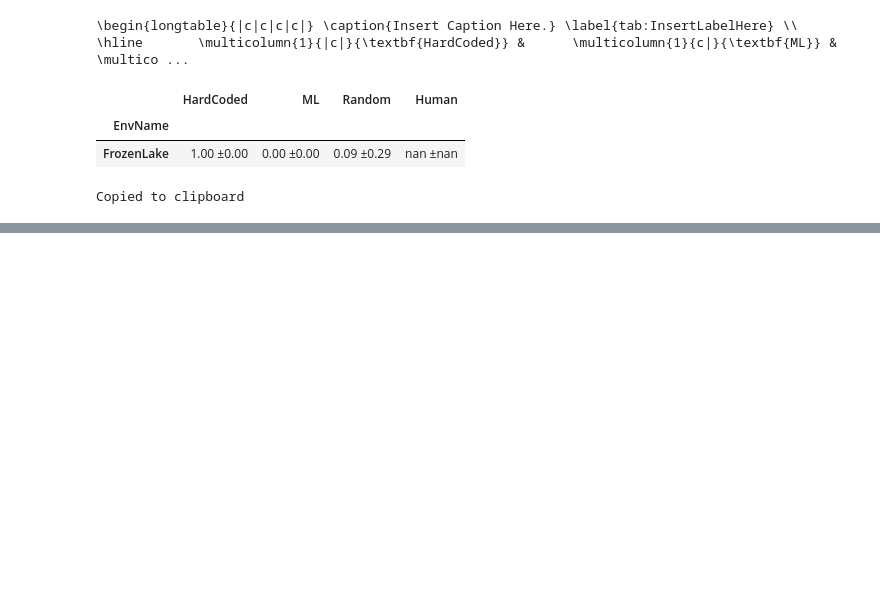
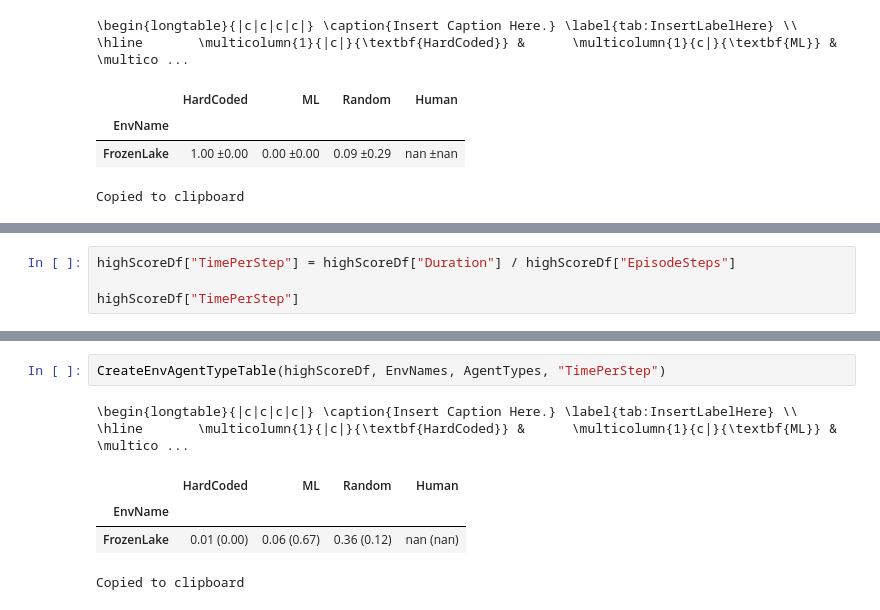
Before and after one commit to louie-jones-strong/Uni-Dissertation, a Jupyter notebook: ResultsFormating.ipynb, the cells around one changed output, grey strips where cells are left out. Cells and saved outputs as stored; diff of their text form; blank space fills up the shorter version.

```diff
--- a/ResultsFormating.ipynb
+++ b/ResultsFormating.ipynb
@@ -405 +421,5 @@ CreateEnvAgentTypeTable(highScoreDf, EnvNames, AgentTypes, "Duration")
 Copied to clipboard
+# %%
+highScoreDf["TimePerStep"] = highScoreDf["Duration"] / highScoreDf["EpisodeSteps"]
+
+highScoreDf["TimePerStep"]
@@ -405,0 +439,8 @@ Copied to clipboard
+# %%
+CreateEnvAgentTypeTable(highScoreDf, EnvNames, AgentTypes, "TimePerStep")
+# %% [output]
+\begin{longtable}{|c|c|c|c|} \caption{Insert Caption Here.} \label{tab:InsertLabelHere} \\ \hline       \multicolumn{1}{|c|}{\textbf{HardCoded}} &      \multicolumn{1}{c|}{\textbf{ML}} &      \multico ...
+|  | HardCoded | ML | Random | Human |
+| EnvName |  |  |  |  |
+| FrozenLake | 0.01 (0.00) | 0.06 (0.67) | 0.36 (0.12) | nan (nan) |
+Copied to clipboard
```
Also changed, not shown: parts of 16 cells of this notebook, 2 other files.
